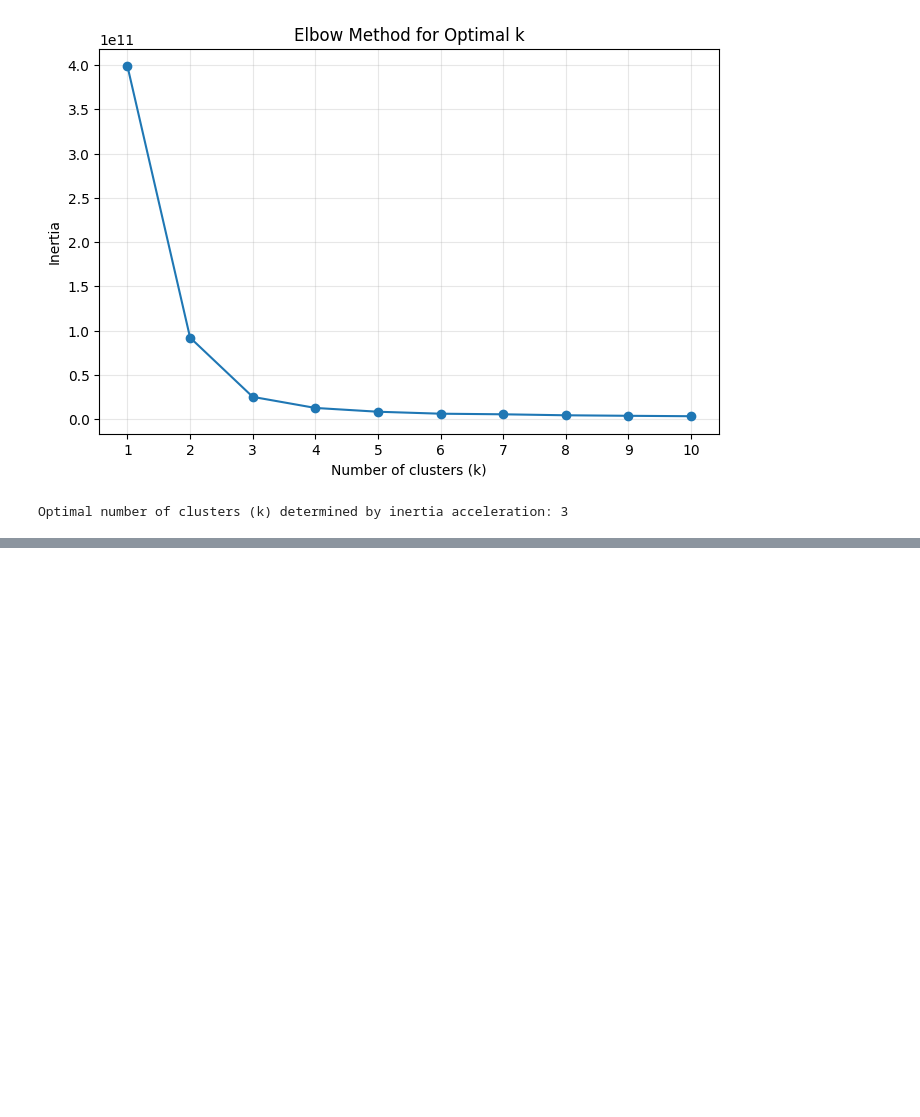
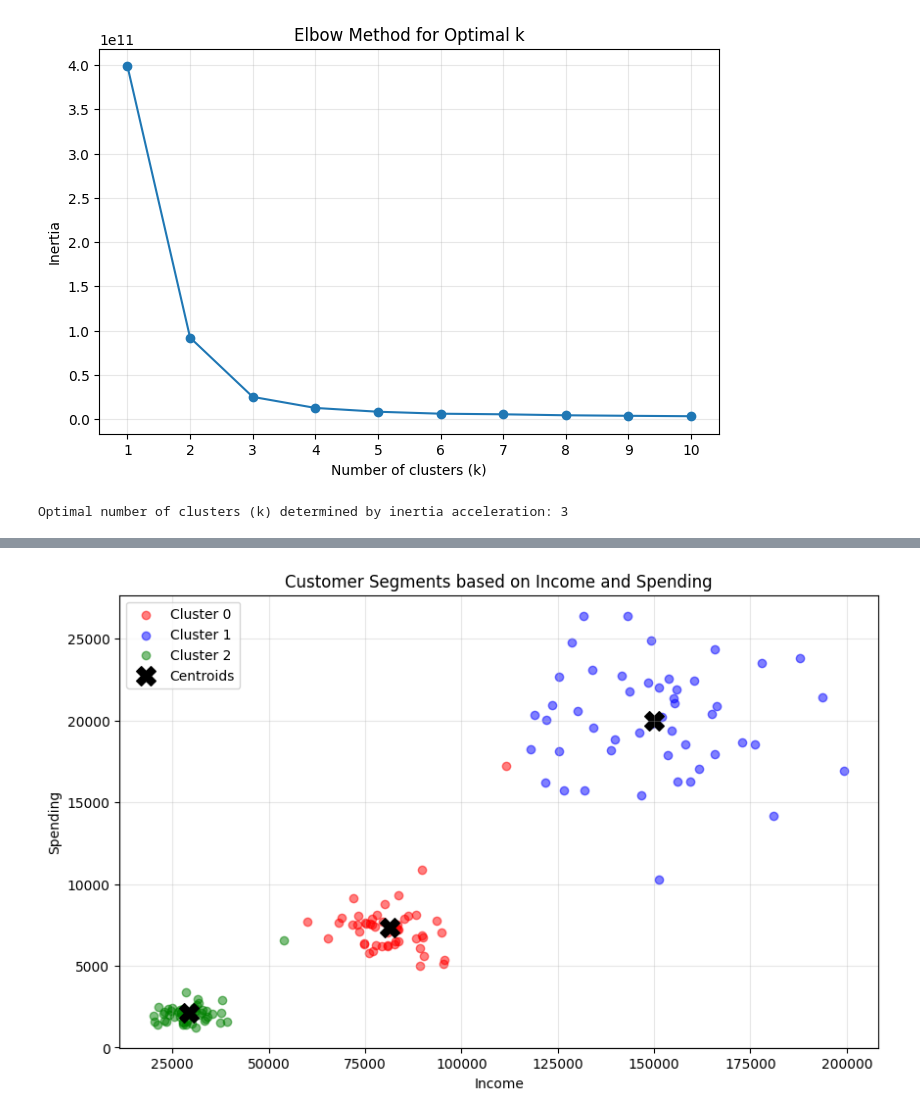
Before and after one commit to alanPalma25/sic-2025-python-ai, a Jupyter notebook: ia_module/classnotes.ipynb, the cells around one changed output, grey strips where cells are left out. Drawn from its saved outputs; the diff is of its cells as text; code cells hidden in the pictures; blank space fills up the shorter version.

```diff
--- a/ia_module/classnotes.ipynb
+++ b/ia_module/classnotes.ipynb
@@ -583,0 +602,19 @@ plt.show()
+# %%
+# Import scaler
+scaler = StandardScaler()
+datos_scaled = scaler.fit_transform(datos)
+
+k_mean = KMeans(n_clusters=k_elbow, random_state=42,n_init='auto')
+clusters = k_mean.fit_predict(datos_scaled)
+datos['Cluster'] = clusters
+
+print(datos['Cluster'].value_counts().sort_index())
+
+centroid_scaled = k_mean.cluster_centers_
+centroid_original = scaler.inverse_transform(centroid_scaled)
+
+centroid_df = pd.DataFrame(centroid_original, columns=datos.columns[:])
+centroid_df['Cluster'] = range(k_elbow)
+
+print("Centroids of the clusters:")
+display(centroid_df)
@@ -583,0 +632,18 @@ plt.show()
+# %%
+# Visualization
+plt.figure(figsize=(10, 6))
+colors = ['red', 'blue', 'green', 'orange', 'purple', 'brown', 'pink', 'gray', 'olive', 'cyan']
+for cluster in range(k_elbow):
+    cluster_data = datos[datos['Cluster'] == cluster]
+    plt.scatter(cluster_data['Ingreso'], cluster_data['Gasto'],
+                color=colors[cluster], alpha=0.5, label=f'Cluster {cluster}')
+plt.scatter(centroid_df['Ingreso'], centroid_df['Gasto'],
+            color='black', marker='X', s=200, label='Centroids')
+plt.title('Customer Segments based on Income and Spending')
+plt.xlabel('Income')
+plt.ylabel('Spending')
+plt.legend(frameon=True)
+plt.grid(True, alpha=0.3)
+plt.show()
+# %% [output]
+[figure, added]
```
Also changed, not shown: parts of 2 cells of this notebook.
